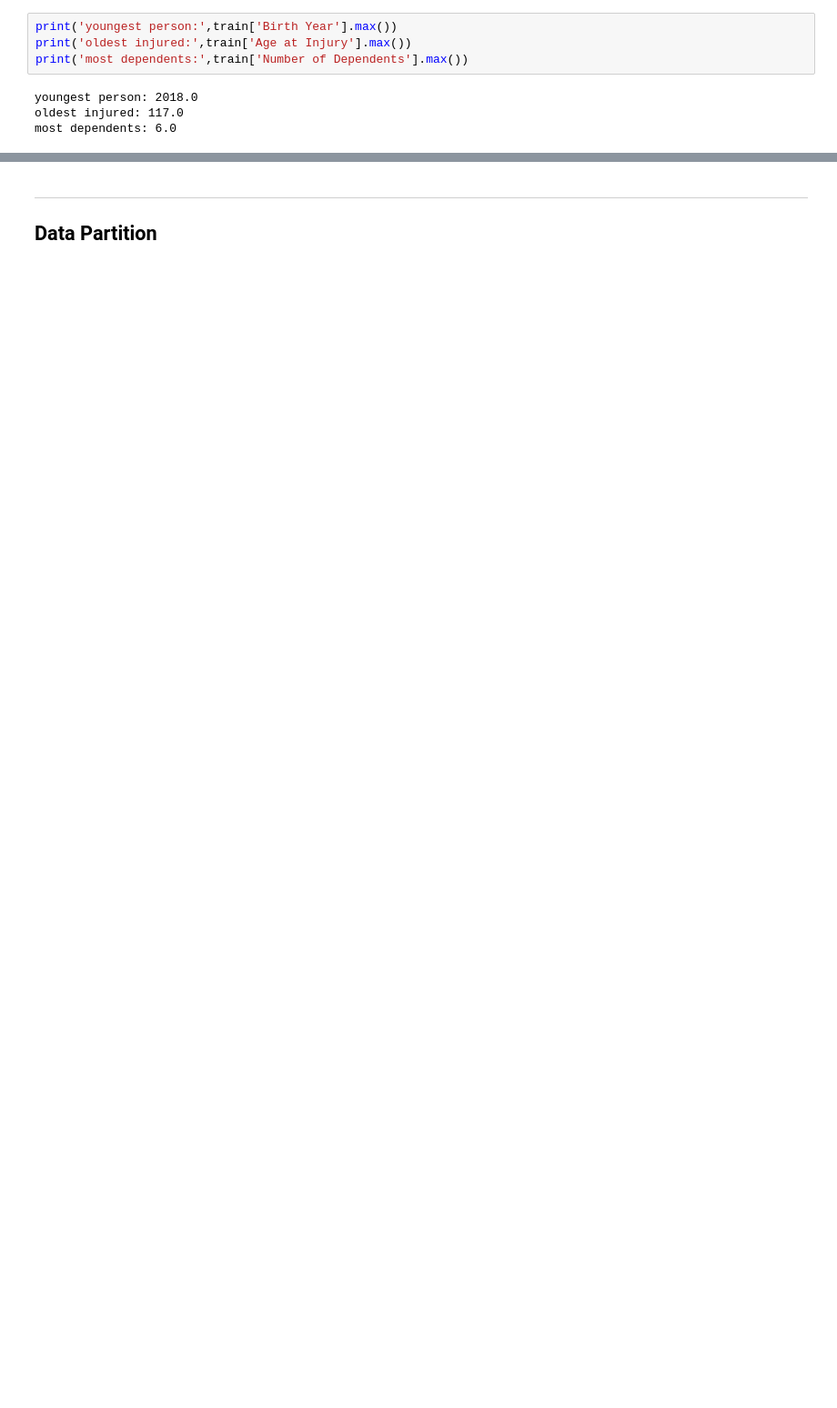
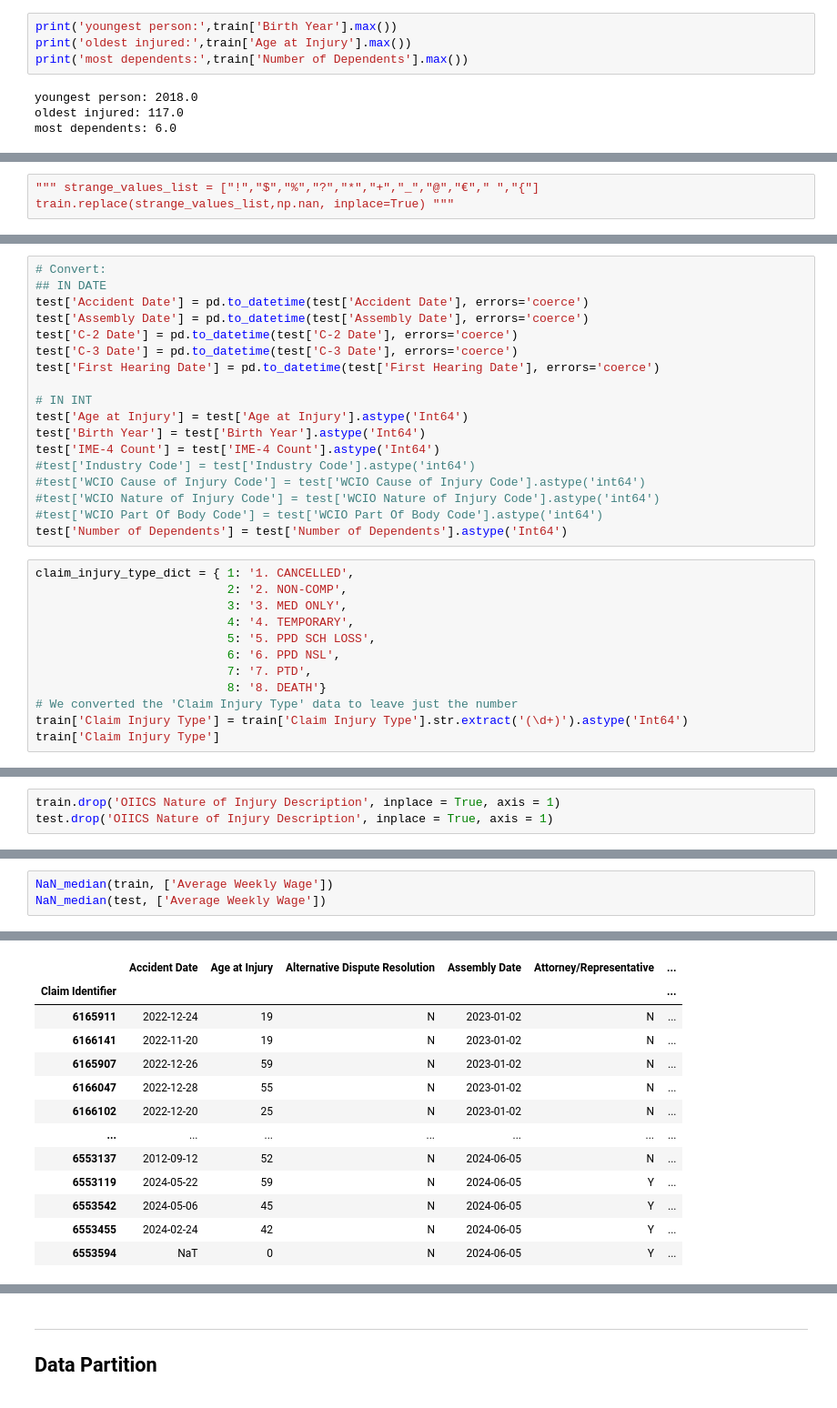
Before and after one commit to RLopes2327/Group17_ML2425, a Jupyter notebook: Project_Current.ipynb, the cells around one changed output, grey strips where cells are left out. Shown at 91% size. Cells and saved outputs as stored; diff of their text form; blank space fills up the shorter version.

```diff
--- a/Project_Current.ipynb
+++ b/Project_Current.ipynb
@@ -487,0 +323,3 @@ for ax in axes.flatten()[len(object_columns_2):]:
+# %%
+""" strange_values_list = ["!","$","%","?","*","+","_","@","€"," ","{"]
+train.replace(strange_values_list,np.nan, inplace=True) """
@@ -487,0 +348,30 @@ for ax in axes.flatten()[len(object_columns_2):]:
+# %%
+# Convert:
+## IN DATE
+test['Accident Date'] = pd.to_datetime(test['Accident Date'], errors='coerce')
+test['Assembly Date'] = pd.to_datetime(test['Assembly Date'], errors='coerce')
+test['C-2 Date'] = pd.to_datetime(test['C-2 Date'], errors='coerce')
+test['C-3 Date'] = pd.to_datetime(test['C-3 Date'], errors='coerce')
+test['First Hearing Date'] = pd.to_datetime(test['First Hearing Date'], errors='coerce')
+
+# IN INT
+test['Age at Injury'] = test['Age at Injury'].astype('Int64')
+test['Birth Year'] = test['Birth Year'].astype('Int64')
+test['IME-4 Count'] = test['IME-4 Count'].astype('Int64')
+#test['Industry Code'] = test['Industry Code'].astype('int64')
+#test['WCIO Cause of Injury Code'] = test['WCIO Cause of Injury Code'].astype('int64')
+#test['WCIO Nature of Injury Code'] = test['WCIO Nature of Injury Code'].astype('int64')
+#test['WCIO Part Of Body Code'] = test['WCIO Part Of Body Code'].astype('int64')
+test['Number of Dependents'] = test['Number of Dependents'].astype('Int64')
+# %%
+claim_injury_type_dict = { 1: '1. CANCELLED',
+                           2: '2. NON-COMP',
+                           3: '3. MED ONLY',
+                           4: '4. TEMPORARY',
+                           5: '5. PPD SCH LOSS',
+                           6: '6. PPD NSL',
+                           7: '7. PTD',
+                           8: '8. DEATH'}
+# We converted the 'Claim Injury Type' data to leave just the number
+train['Claim Injury Type'] = train['Claim Injury Type'].str.extract('(\d+)').astype('Int64')
+train['Claim Injury Type']
@@ -487,0 +501,3 @@ for ax in axes.flatten()[len(object_columns_2):]:
+# %%
+train.drop('OIICS Nature of Injury Description', inplace = True, axis = 1)
+test.drop('OIICS Nature of Injury Description', inplace = True, axis = 1)
@@ -487,0 +583,4 @@ for ax in axes.flatten()[len(object_columns_2):]:
+# %%
+NaN_median(train, ['Average Weekly Wage'])
+NaN_median(test, ['Average Weekly Wage'])
+# %% [output]
@@ -487,0 +593,13 @@ for ax in axes.flatten()[len(object_columns_2):]:
+|  | Accident Date | Age at Injury | Alternative Dispute Resolution | Assembly Date | Attorney/Representative | ... |
+| Claim Identifier |  |  |  |  |  | ... |
+| 6165911 | 2022-12-24 | 19 | N | 2023-01-02 | N | ... |
+| 6166141 | 2022-11-20 | 19 | N | 2023-01-02 | N | ... |
+| 6165907 | 2022-12-26 | 59 | N | 2023-01-02 | N | ... |
+| 6166047 | 2022-12-28 | 55 | N | 2023-01-02 | N | ... |
+| 6166102 | 2022-12-20 | 25 | N | 2023-01-02 | N | ... |
+| ... | ... | ... | ... | ... | ... | ... |
+| 6553137 | 2012-09-12 | 52 | N | 2024-06-05 | N | ... |
+| 6553119 | 2024-05-22 | 59 | N | 2024-06-05 | Y | ... |
+| 6553542 | 2024-05-06 | 45 | N | 2024-06-05 | Y | ... |
+| 6553455 | 2024-02-24 | 42 | N | 2024-06-05 | Y | ... |
+| 6553594 | NaT | 0 | N | 2024-06-05 | Y | ... |
```
Also changed, not shown: parts of 67 cells of this notebook.
